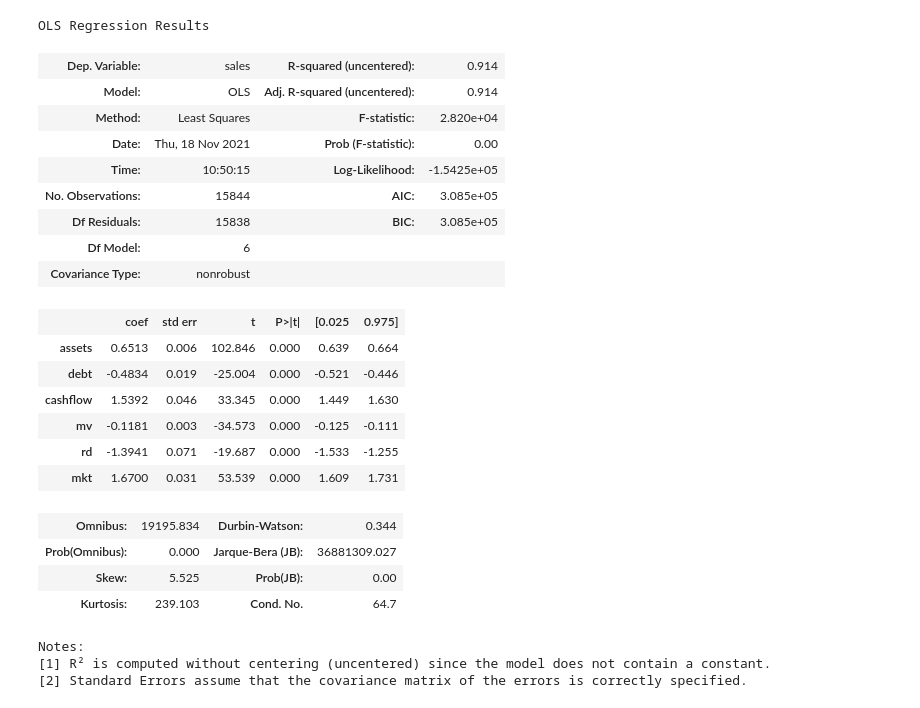
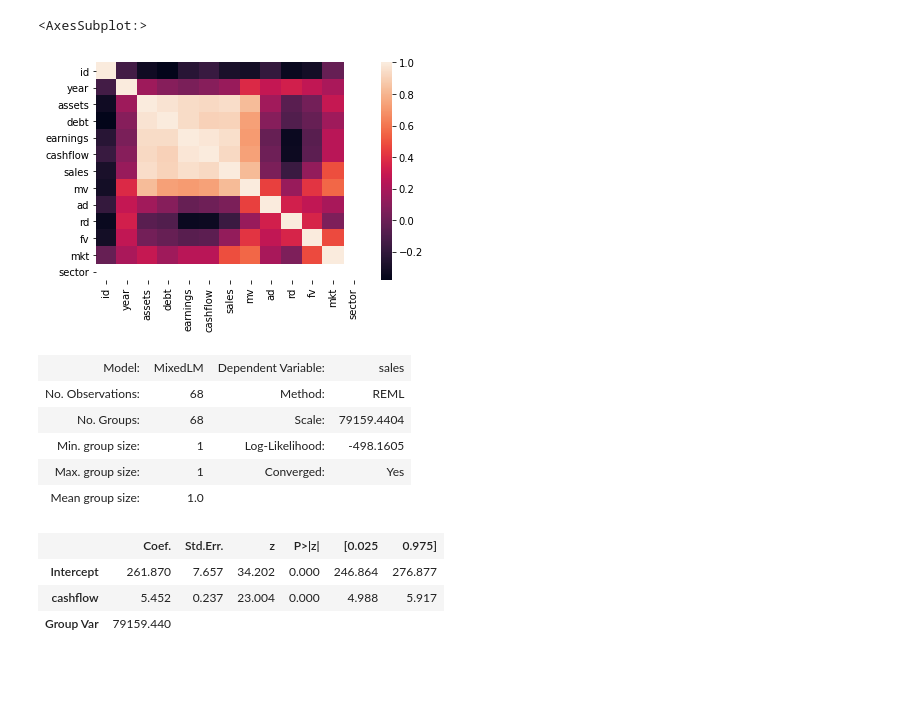
Before and after one commit to remy64x/Marketing-Project, a Jupyter notebook: not_autistic_graphing.ipynb, the cells around one changed output. Cells and saved outputs as stored; diff of their text form; code cells hidden in the pictures; blank space fills up the shorter version.

```diff
--- a/not_autistic_graphing.ipynb
+++ b/not_autistic_graphing.ipynb
@@ -34,31 +36,25 @@ for i in range(1,9):
 # %%
-data = df[df["sector"] == 1]
-X, y = df.iloc[:, :6].join(df.iloc[:, 7:]), df["sales"]
+data = df[df["sector"] == 6][df["year"] > 2013]
+X, y = data.iloc[:, :10].join(data.iloc[:, 11:]), data["sales"]
-# %%
-results = sm.OLS(y, X[["assets","debt","cashflow","mv","rd","mkt"]]).fit()
-results.summary()
-# %% [output]
-OLS Regression Results
-| Dep. Variable: | sales | R-squared (uncentered): | 0.914 |
-| Model: | OLS | Adj. R-squared (uncentered): | 0.914 |
-| Method: | Least Squares | F-statistic: | 2.820e+04 |
-| Date: | Thu, 18 Nov 2021 | Prob (F-statistic): | 0.00 |
-| Time: | 10:50:15 | Log-Likelihood: | -1.5425e+05 |
-| No. Observations: | 15844 | AIC: | 3.085e+05 |
-| Df Residuals: | 15838 | BIC: | 3.085e+05 |
-| Df Model: | 6 |  |  |
-| Covariance Type: | nonrobust |  |  |
-|  | coef | std err | t | P>|t| | [0.025 | 0.975] |
-| assets | 0.6513 | 0.006 | 102.846 | 0.000 | 0.639 | 0.664 |
-| debt | -0.4834 | 0.019 | -25.004 | 0.000 | -0.521 | -0.446 |
-| cashflow | 1.5392 | 0.046 | 33.345 | 0.000 | 1.449 | 1.630 |
-| mv | -0.1181 | 0.003 | -34.573 | 0.000 | -0.125 | -0.111 |
-| rd | -1.3941 | 0.071 | -19.687 | 0.000 | -1.533 | -1.255 |
-| mkt | 1.6700 | 0.031 | 53.539 | 0.000 | 1.609 | 1.731 |
-| Omnibus: | 19195.834 | Durbin-Watson: | 0.344 |
-| Prob(Omnibus): | 0.000 | Jarque-Bera (JB): | 36881309.027 |
-| Skew: | 5.525 | Prob(JB): | 0.00 |
-| Kurtosis: | 239.103 | Cond. No. | 64.7 |
-Notes:
-[1] R² is computed without centering (uncentered) since the model does not contain a constant.
-[2] Standard Errors assume that the covariance matrix of the errors is correctly specified.
+# %%
+corr_mat = data.corr()
+sns.heatmap(corr_mat,
+        xticklabels=corr_mat.columns,
+        yticklabels=corr_mat.columns)
+# %% [output]
+<AxesSubplot:>
+[figure, added]
+# %%
+results = smf.mixedlm(f"sales ~ cashflow", data, groups = X["cashflow"]).fit()
+results.summary()
+# %% [output]
+| Model: | MixedLM | Dependent Variable: | sales |
+| No. Observations: | 68 | Method: | REML |
+| No. Groups: | 68 | Scale: | 79159.4404 |
+| Min. group size: | 1 | Log-Likelihood: | -498.1605 |
+| Max. group size: | 1 | Converged: | Yes |
+| Mean group size: | 1.0 |  |  |
+|  | Coef. | Std.Err. | z | P>|z| | [0.025 | 0.975] |
+| Intercept | 261.870 | 7.657 | 34.202 | 0.000 | 246.864 | 276.877 |
+| cashflow | 5.452 | 0.237 | 23.004 | 0.000 | 4.988 | 5.917 |
+| Group Var | 79159.440 |  |  |  |  |  |
```
Also changed, not shown: parts of 3 cells of this notebook, 2 other files.
